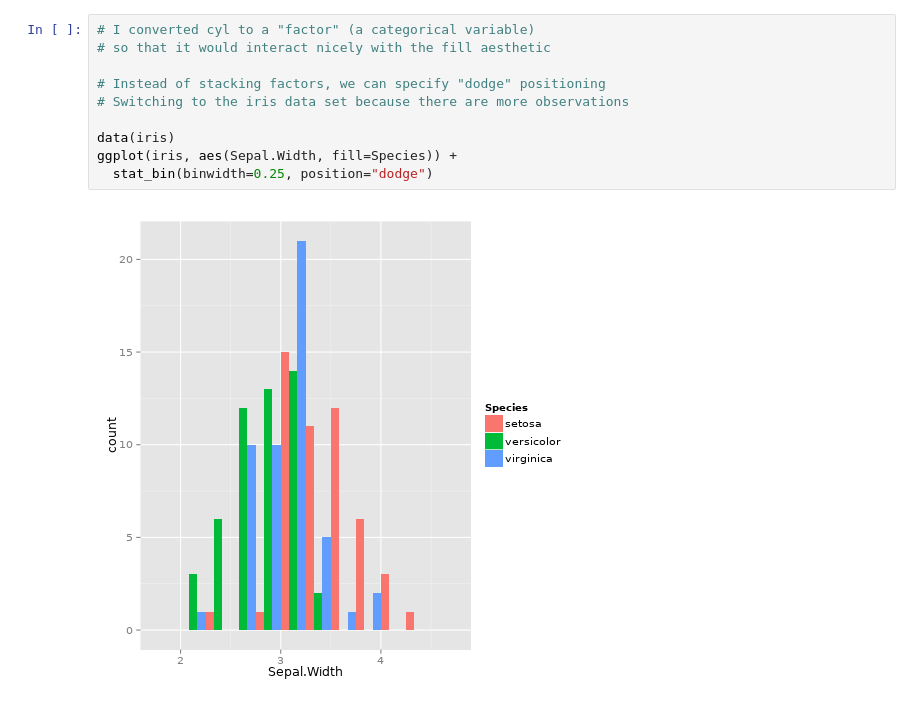
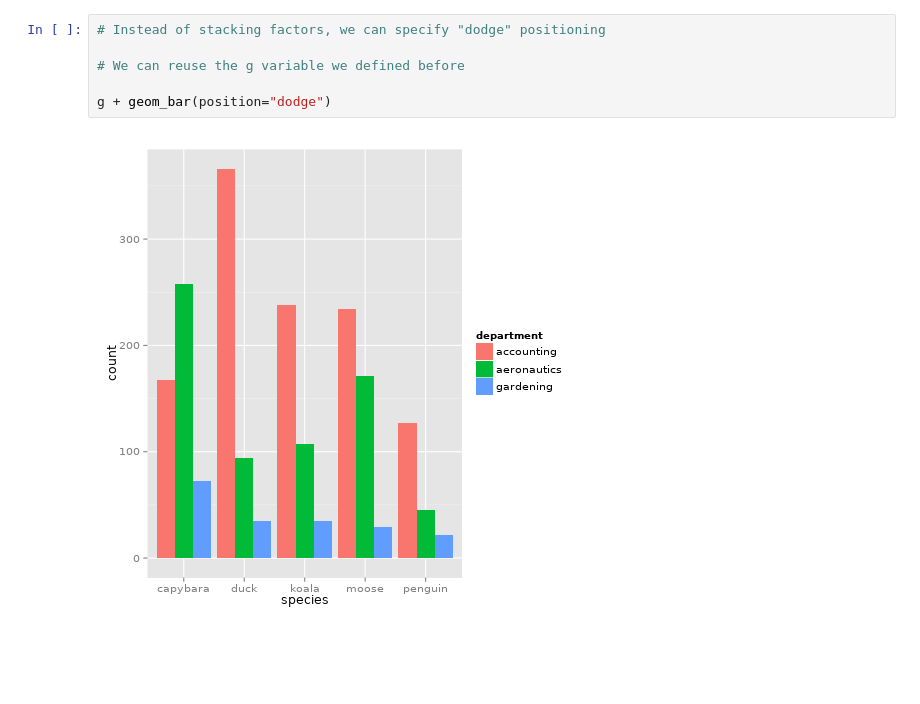
Before and after one commit to jotok/DataFest, a Jupyter notebook: nb/ggplot2 examples.ipynb, the cells around one changed output. Cells and saved outputs as stored; diff of their text form; blank space fills up the shorter version.

```diff
--- a/nb/ggplot2 examples.ipynb
+++ b/nb/ggplot2 examples.ipynb
@@ -37,12 +33,8 @@ g
-# %%
-# I converted cyl to a "factor" (a categorical variable)
-# so that it would interact nicely with the fill aesthetic
-
-# Instead of stacking factors, we can specify "dodge" positioning
-# Switching to the iris data set because there are more observations
-
-data(iris)
-ggplot(iris, aes(Sepal.Width, fill=Species)) +
-  stat_bin(binwidth=0.25, position="dodge")
-# %% [output]
-[figure, removed]
+# %%
+# Instead of stacking factors, we can specify "dodge" positioning
+
+# We can reuse the g variable we defined before
+
+g + geom_bar(position="dodge")
+# %% [output]
+[figure, added]
```
Also changed, not shown: parts of 23 cells of this notebook, 2 other files.
